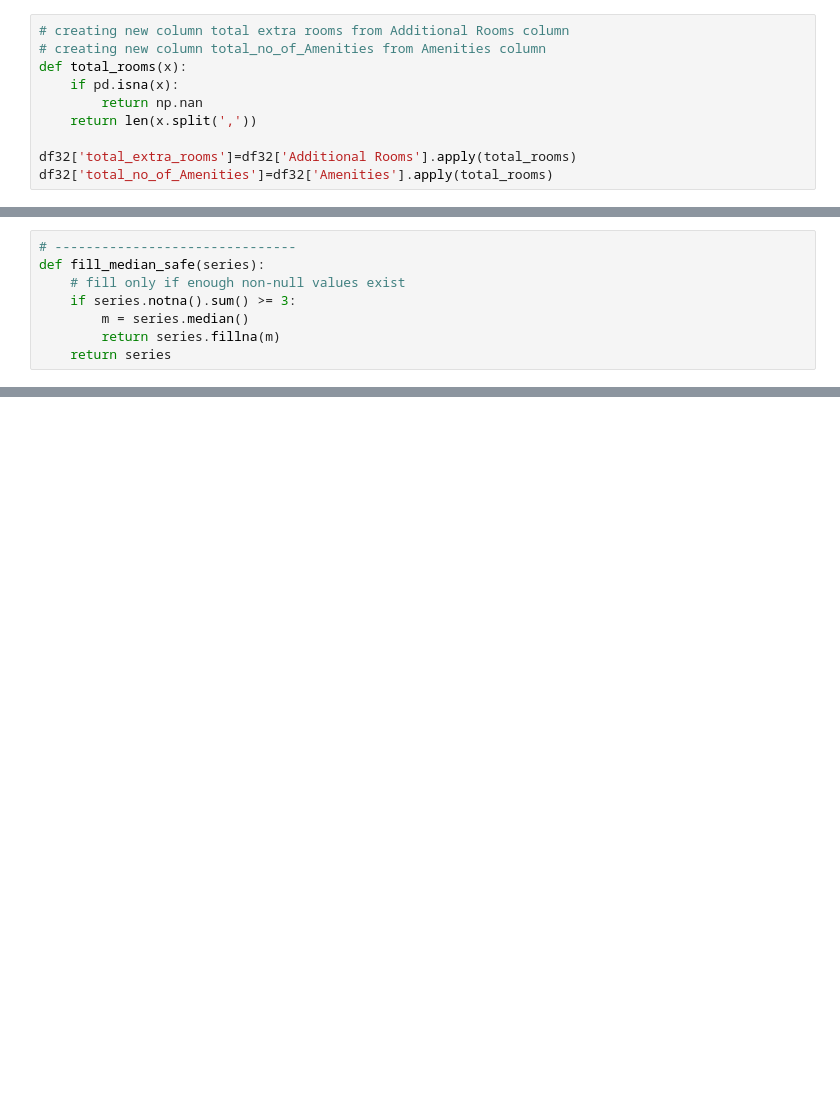
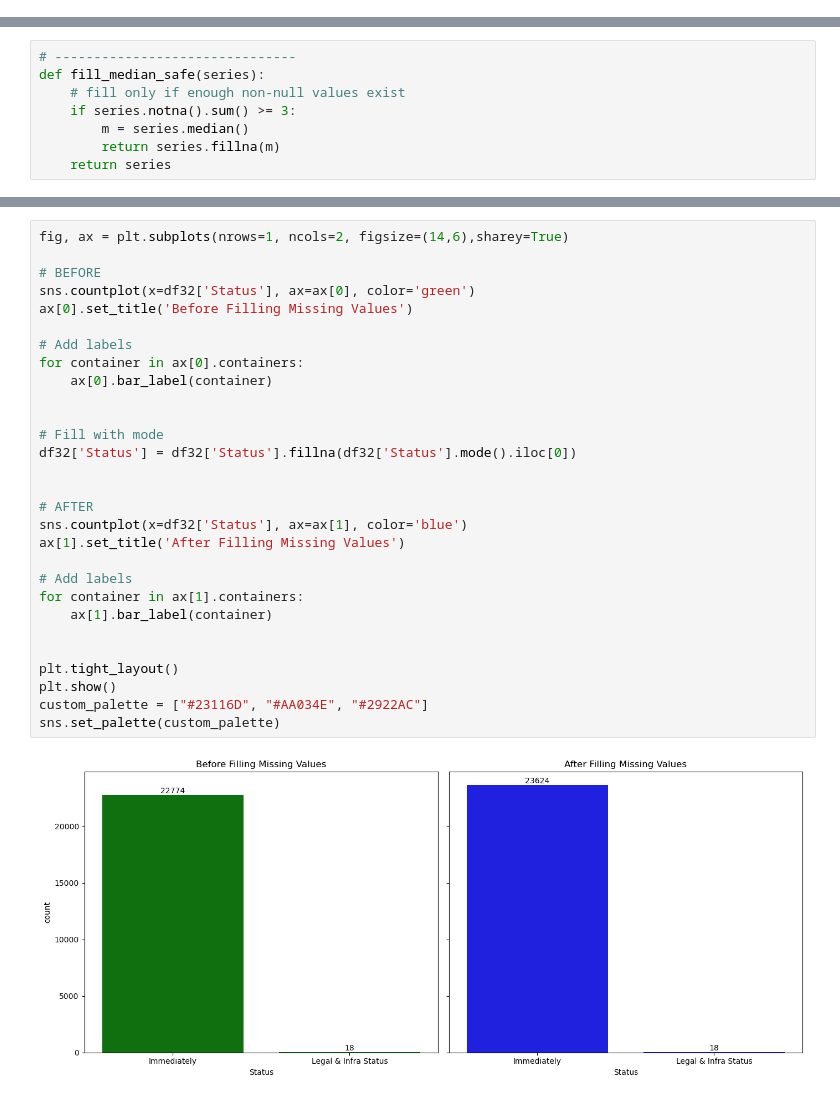
Before and after one commit to Himanshu7d3/House_Rent_Prediction, a Jupyter notebook: New_Data_Cleaning.ipynb, the cells around one changed output, grey strips where cells are left out. Drawn from its saved outputs; the diff is of its cells as text; blank space fills up the shorter version.

Commit message:
Some more data filling has been done

```diff
--- a/New_Data_Cleaning.ipynb
+++ b/New_Data_Cleaning.ipynb
@@ -1208,13 +1284,3 @@ print(df32['Carpet_area_price/sqft'].skew())
 # %% [output]
 149.61675839100917
 149.85774379422543
-# %%
-# creating new column total extra rooms from Additional Rooms column
-# creating new column total_no_of_Amenities from Amenities column
-def total_rooms(x):
-    if pd.isna(x):
-        return np.nan
-    return len(x.split(','))
-
-df32['total_extra_rooms']=df32['Additional Rooms'].apply(total_rooms)
-df32['total_no_of_Amenities']=df32['Amenities'].apply(total_rooms)
@@ -1266,0 +1421,31 @@ plt.show()
+# %%
+fig, ax = plt.subplots(nrows=1, ncols=2, figsize=(14,6),sharey=True)
+
+# BEFORE
+sns.countplot(x=df32['Status'], ax=ax[0], color='green')
+ax[0].set_title('Before Filling Missing Values')
+
+# Add labels
+for container in ax[0].containers:
+    ax[0].bar_label(container)
+
+
+# Fill with mode
+df32['Status'] = df32['Status'].fillna(df32['Status'].mode().iloc[0])
+
+
+# AFTER
+sns.countplot(x=df32['Status'], ax=ax[1], color='blue')
+ax[1].set_title('After Filling Missing Values')
+
+# Add labels
+for container in ax[1].containers:
+    ax[1].bar_label(container)
+
+
+plt.tight_layout()
+plt.show()
+custom_palette = ["#23116D", "#AA034E", "#2922AC"]
+sns.set_palette(custom_palette)
+# %% [output]
+[figure, added]
```
Also changed, not shown: parts of 35 cells of this notebook.
